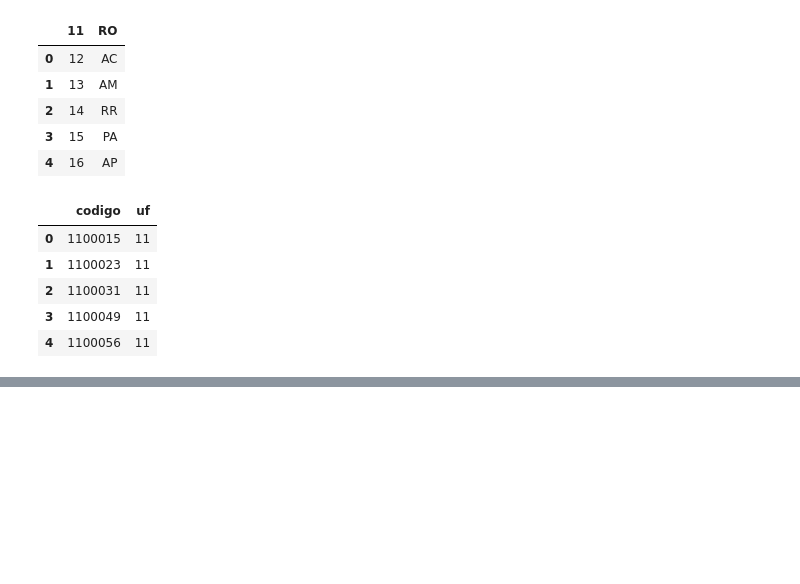
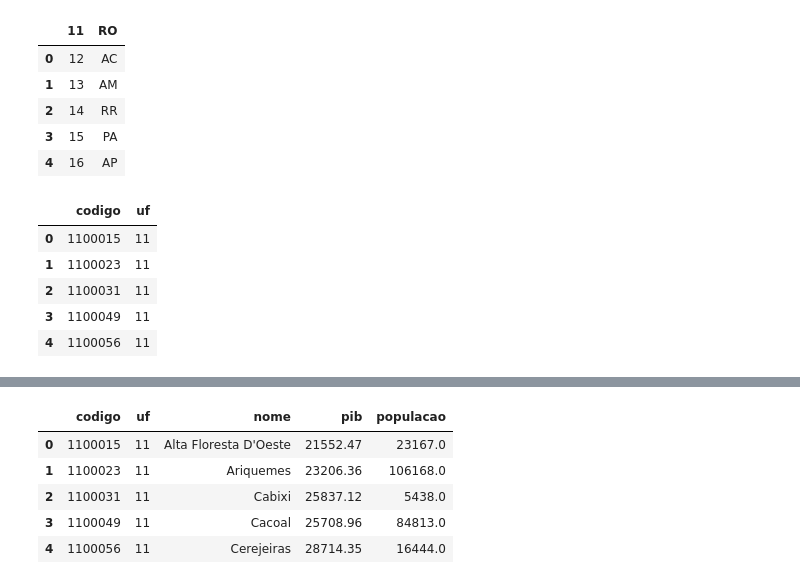
Before and after one commit to patrick-oliveira/ProjetoBD, a Jupyter notebook: processamento_dados.ipynb, the cells around one changed output, grey strips where cells are left out. Saved outputs shown, nothing was run; the diff lists cells and outputs as text; code cells hidden in the pictures; blank space fills up the shorter version.

```diff
--- a/processamento_dados.ipynb
+++ b/processamento_dados.ipynb
@@ -708,0 +726,3 @@ Type:      function
+# %%
+ente_federativo = pd.read_csv('data/tabelas/ente_federativo.csv', names = ['codigo', 'nome', 'pib', 'populacao'], encoding = 'latin1')
+ente_federativo.head()
@@ -708,0 +736,10 @@ Type:      function
+# %%
+joined = municipios.join(ente_federativo.set_index('codigo'), on = 'codigo', lsuffix='_caller', rsuffix='_other')
+joined.head()
+# %% [output]
+|  | codigo | uf | nome | pib | populacao |
+| 0 | 1100015 | 11 | Alta Floresta D'Oeste | 21552.47 | 23167.0 |
+| 1 | 1100023 | 11 | Ariquemes | 23206.36 | 106168.0 |
+| 2 | 1100031 | 11 | Cabixi | 25837.12 | 5438.0 |
+| 3 | 1100049 | 11 | Cacoal | 25708.96 | 84813.0 |
+| 4 | 1100056 | 11 | Cerejeiras | 28714.35 | 16444.0 |
```
Also changed, not shown: parts of 22 cells of this notebook, 1 other file.
